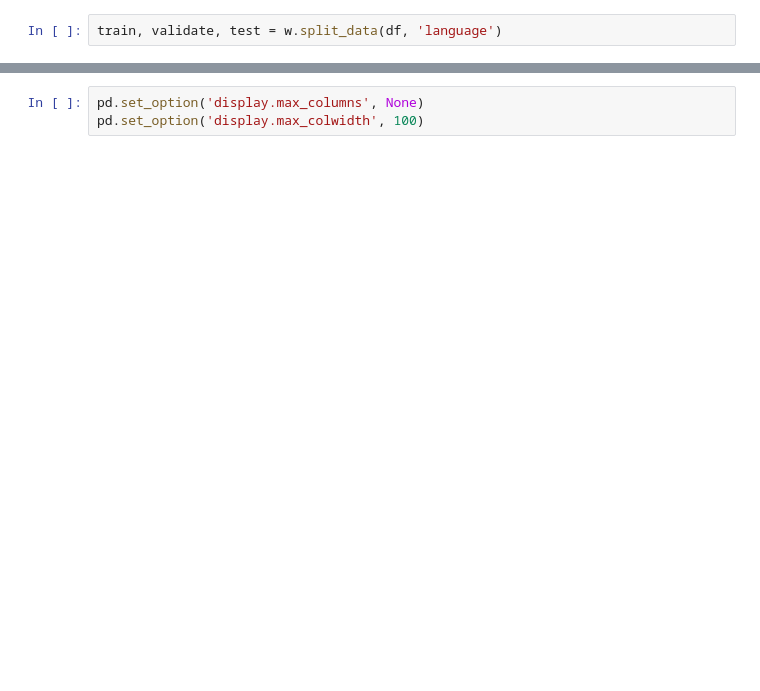
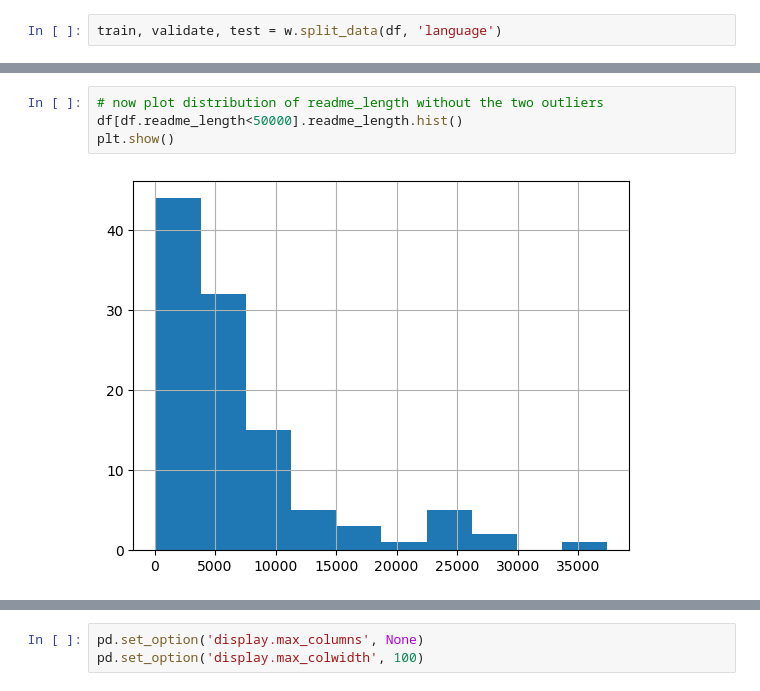
Before and after one commit to Keila-Camarillo/nlp_most_starred_repos, a Jupyter notebook: corey_explore.ipynb, the cells around one changed output, grey strips where cells are left out. Cells and saved outputs as stored; diff of their text form; blank space fills up the shorter version.

```diff
--- a/corey_explore.ipynb
+++ b/corey_explore.ipynb
@@ -56,0 +72,6 @@ df = pd.DataFrame(results_dict_list)
+# %%
+# now plot distribution of readme_length without the two outliers
+df[df.readme_length<50000].readme_length.hist()
+plt.show()
+# %% [output]
+[figure, added]
```
Also changed, not shown: parts of 24 cells of this notebook.
